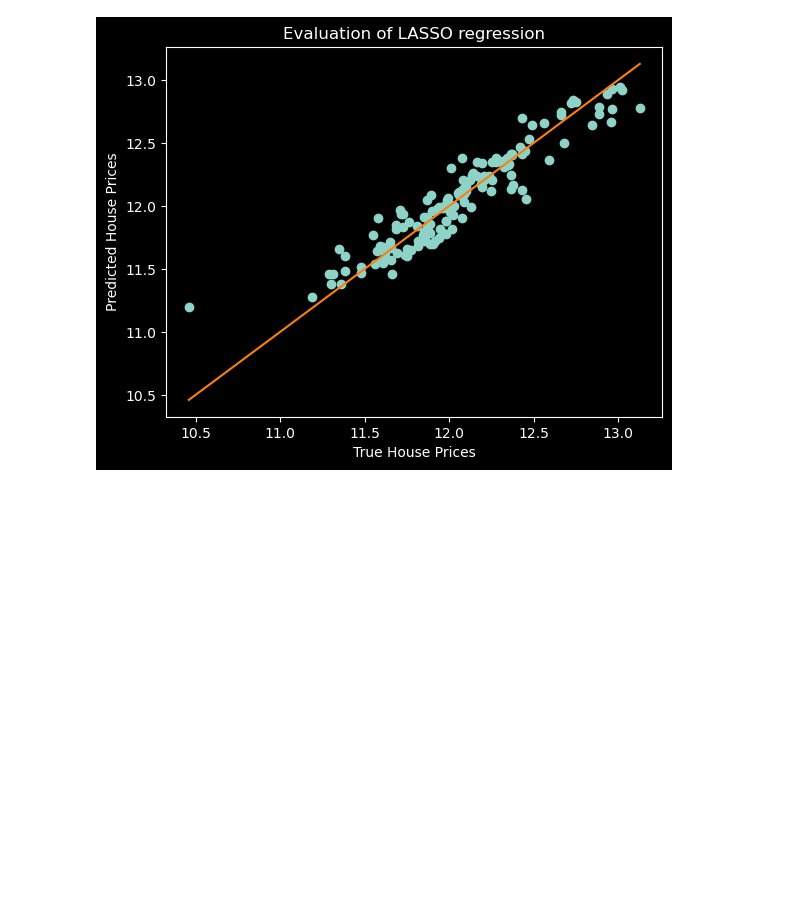
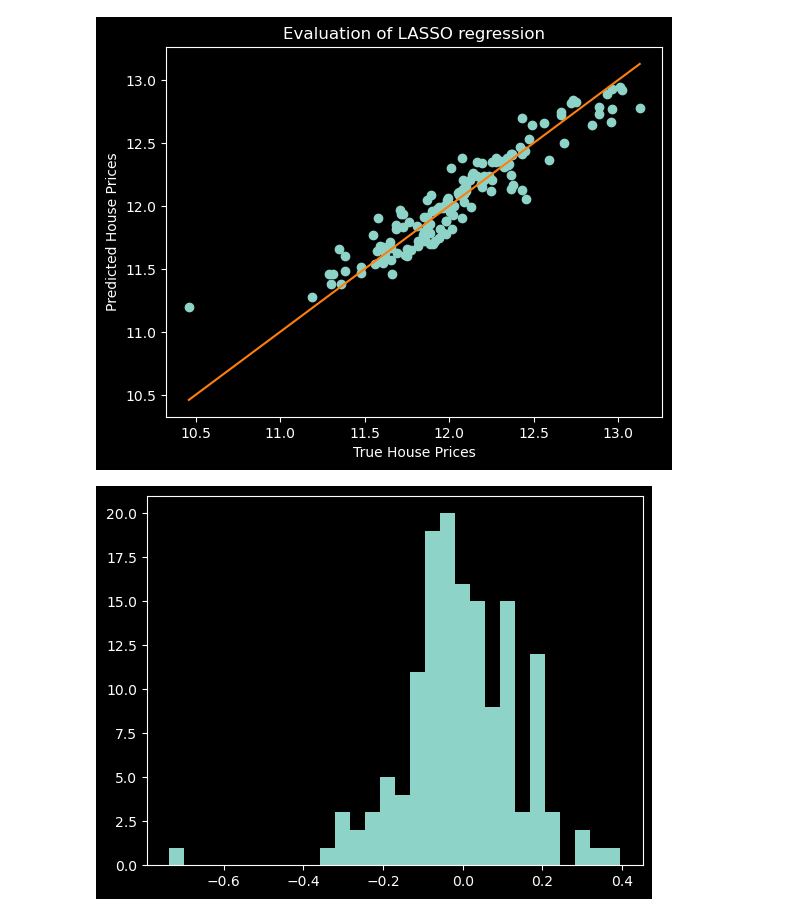
Before and after one commit to schouten-pepijn/Deployment_ML_Model, a Jupyter notebook: Own_Materials/Own_Code/Section_4/demo_Model_Training_Housing_Prices.ipynb, the cells around one changed output. Saved outputs shown, nothing was run; the diff lists cells and outputs as text; code cells hidden in the pictures; blank space fills up the shorter version.

Commit message:
residuals and saved model

```diff
--- a/Own_Materials/Own_Code/Section_4/demo_Model_Training_Housing_Prices.ipynb
+++ b/Own_Materials/Own_Code/Section_4/demo_Model_Training_Housing_Prices.ipynb
@@ -111,3 +111,12 @@ plt.title("Evaluation of LASSO regression")
 plt.show()
 # %% [output]
 [figure]
+# %%
+# residual analysis
+residuals = y_test['SalePrice'] - pred
+
+plt.figure()
+plt.hist(residuals, bins=30)
+plt.show()
+# %% [output]
+[figure, added]
```
Also changed, not shown: 1 other file.
